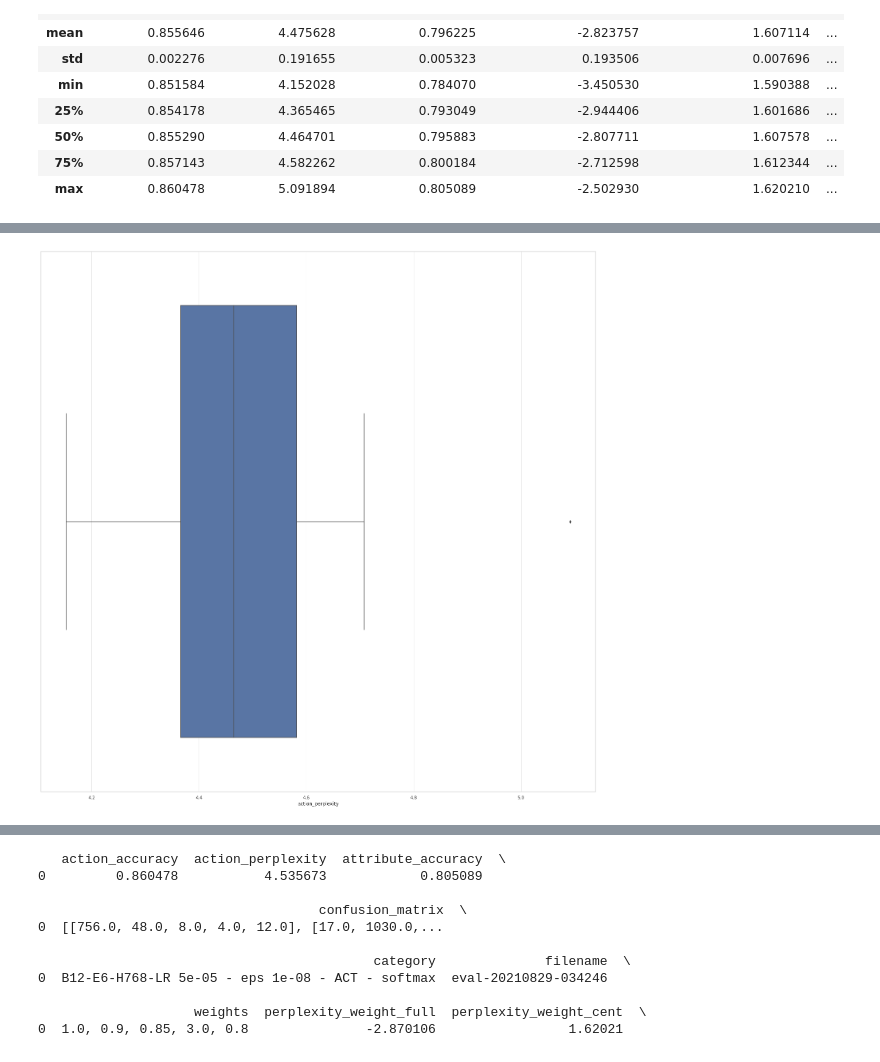
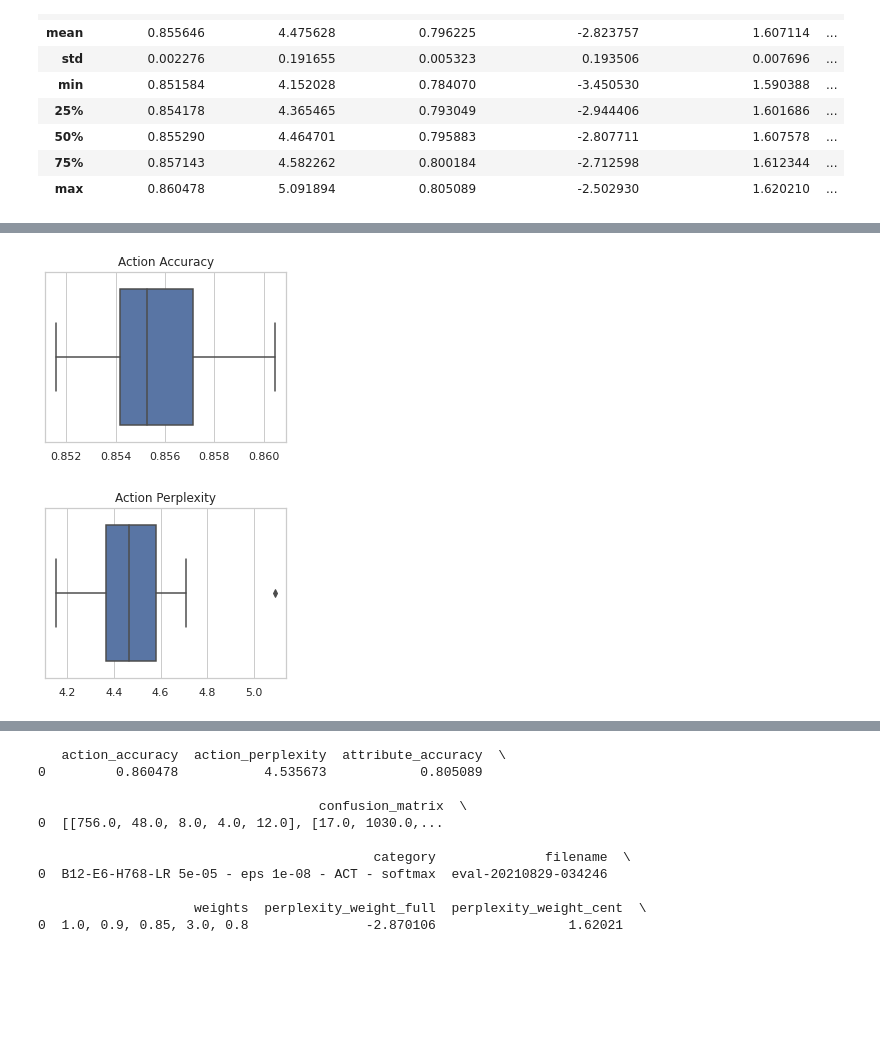
Before and after one commit to jmcrav/AP4CA, a Jupyter notebook: ap4ca/results/data_analysis.ipynb, the cells around one changed output, grey strips where cells are left out. Saved outputs shown, nothing was run; the diff lists cells and outputs as text; code cells hidden in the pictures; blank space fills up the shorter version.

Commit message:
Update statistic plots

```diff
--- a/ap4ca/results/data_analysis.ipynb
+++ b/ap4ca/results/data_analysis.ipynb
@@ -206,5 +201,0 @@ case_study.describe().to_latex(escape=False)
-# %%
-sns.set_theme(style="whitegrid")
-sns.boxplot(x=case_study["action_accuracy"], data=case_study)
-plt.rcParams["figure.figsize"] = (25,25)
-plt.savefig("./plots/boxplot-action_accuracy.png")
@@ -213,9 +202,20 @@ plt.savefig("./plots/boxplot-action_accuracy.png")
+# %%
+sns.set_theme(style="whitegrid")
+bp = sns.boxplot(x=case_study["action_accuracy"], data=case_study)
+bp.set_title('Action Accuracy')
+bp.set_xlabel('')
+plt.rcParams["figure.figsize"] = (4.32,3.14)
+plt.savefig("./plots/boxplot-action_accuracy.png")
+# %% [output]
+[figure, added]
 # %%
 sns.set_theme(style="whitegrid")
-sns.boxplot(x=case_study["action_perplexity"], data=case_study)
-plt.rcParams["figure.figsize"] = (25,25)
+bp = sns.boxplot(x=case_study["action_perplexity"], data=case_study)
+bp.set_title('Action Perplexity')
+bp.set_xlabel('')
+plt.rcParams["figure.figsize"] = (4.32,3.14)
 plt.savefig("./plots/boxplot-action_perplexity.png")
 # %% [output]
-[figure, old version]
+[figure, new version]
 # %%
 sns.set_theme(style="whitegrid")
```
Also changed, not shown: parts of 5 cells of this notebook, 6 other files.
